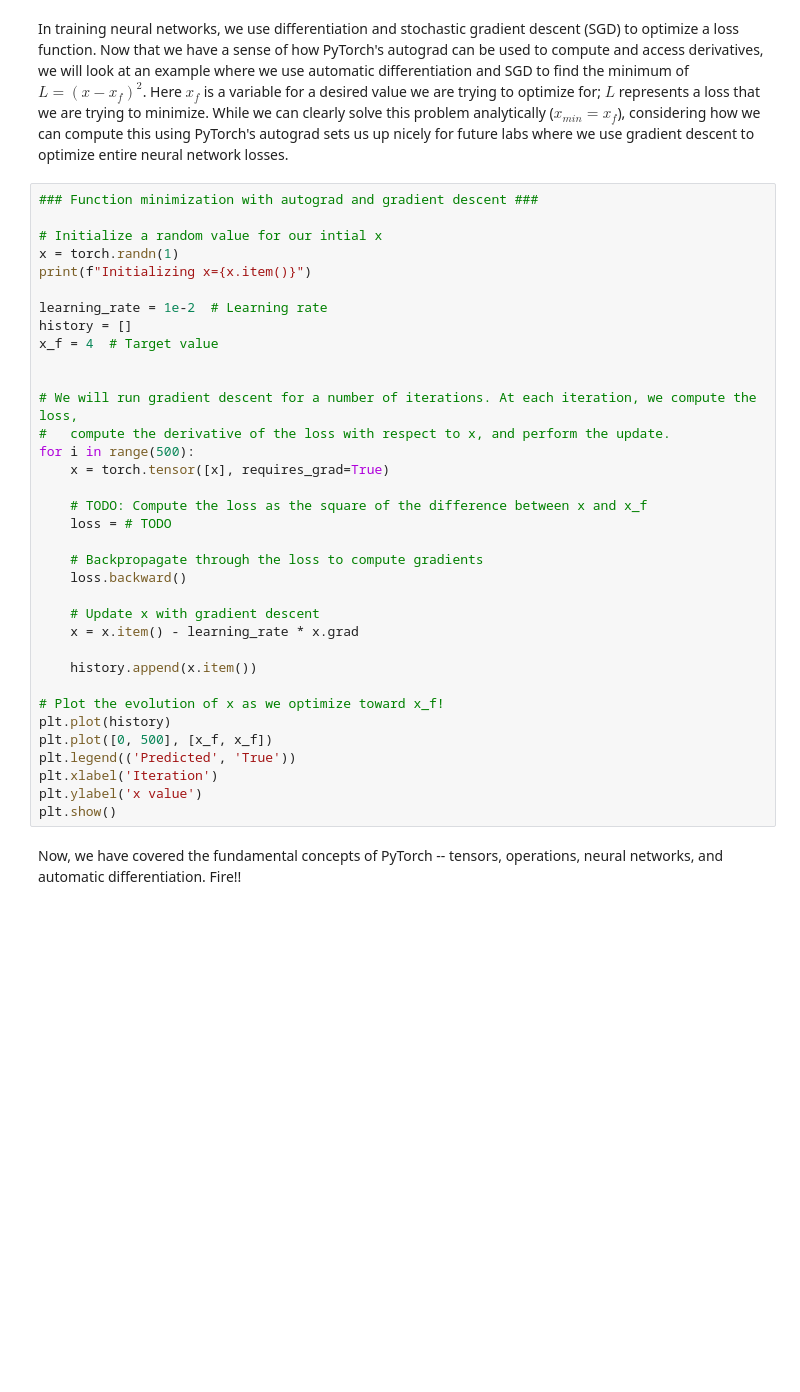
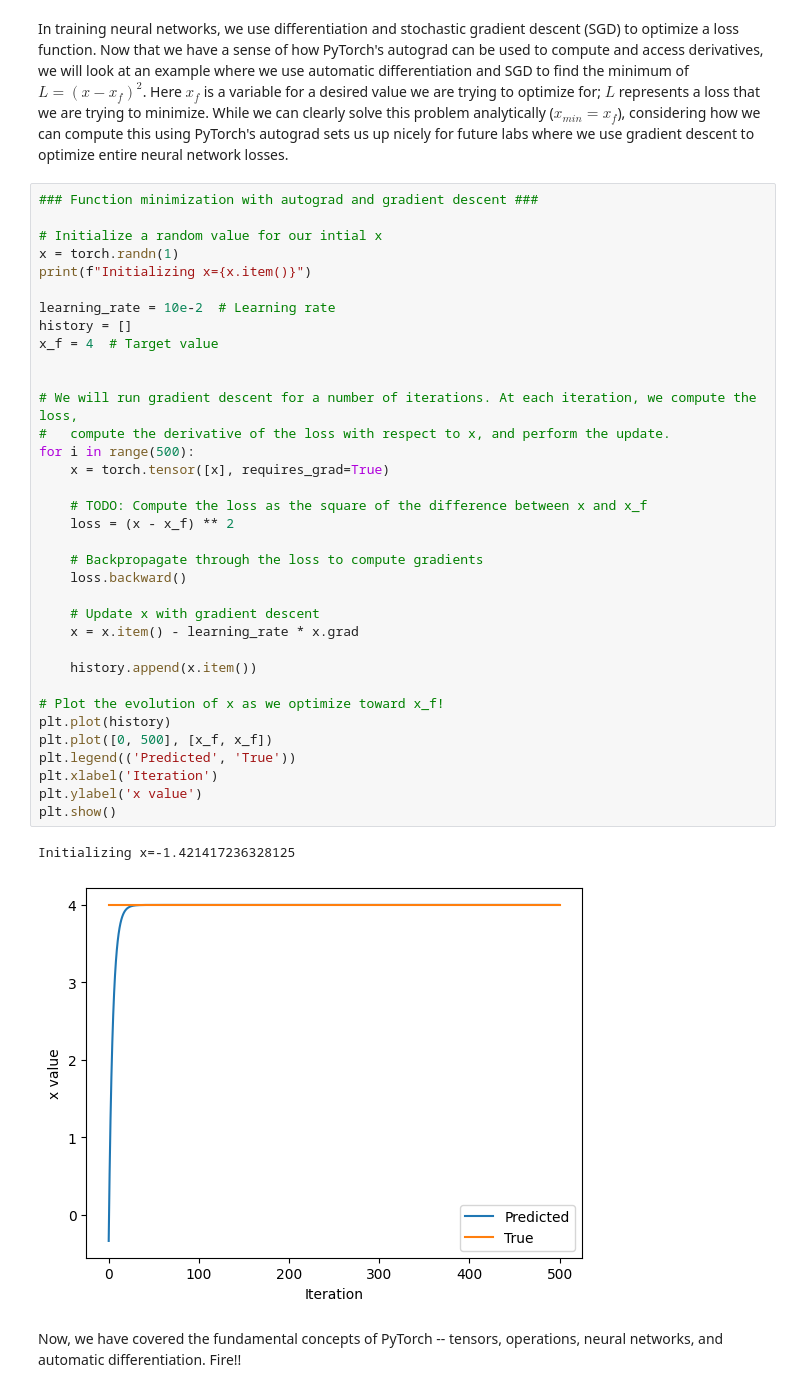
Before and after one commit to onedam1/Self-Balancing-Robot, a Jupyter notebook: lab1/PT_Part1_Intro.ipynb, the cells around one changed output. Drawn from its saved outputs; the diff is of its cells as text; blank space fills up the shorter version.

```diff
--- a/lab1/PT_Part1_Intro.ipynb
+++ b/lab1/PT_Part1_Intro.ipynb
@@ -298,34 +338,37 @@ In training neural networks, we use differentiation and stochastic gradient desc
 # Initialize a random value for our intial x
 x = torch.randn(1)
 print(f"Initializing x={x.item()}")
 
-learning_rate = 1e-2  # Learning rate
+learning_rate = 10e-2  # Learning rate
 history = []
 x_f = 4  # Target value
 
 
 # We will run gradient descent for a number of iterations. At each iteration, we compute the loss,
 #   compute the derivative of the loss with respect to x, and perform the update.
 for i in range(500):
     x = torch.tensor([x], requires_grad=True)
 
     # TODO: Compute the loss as the square of the difference between x and x_f
-    loss = # TODO
+    loss = (x - x_f) ** 2
 
     # Backpropagate through the loss to compute gradients
     loss.backward()
 
     # Update x with gradient descent
     x = x.item() - learning_rate * x.grad
 
     history.append(x.item())
 
 # Plot the evolution of x as we optimize toward x_f!
 plt.plot(history)
 plt.plot([0, 500], [x_f, x_f])
 plt.legend(('Predicted', 'True'))
 plt.xlabel('Iteration')
 plt.ylabel('x value')
 plt.show()
+# %% [output]
+Initializing x=-1.421417236328125
+[figure, added]
 # %% [markdown]
 Now, we have covered the fundamental concepts of PyTorch -- tensors, operations, neural networks, and automatic differentiation. Fire!!
```
Also changed, not shown: parts of 17 cells of this notebook.
